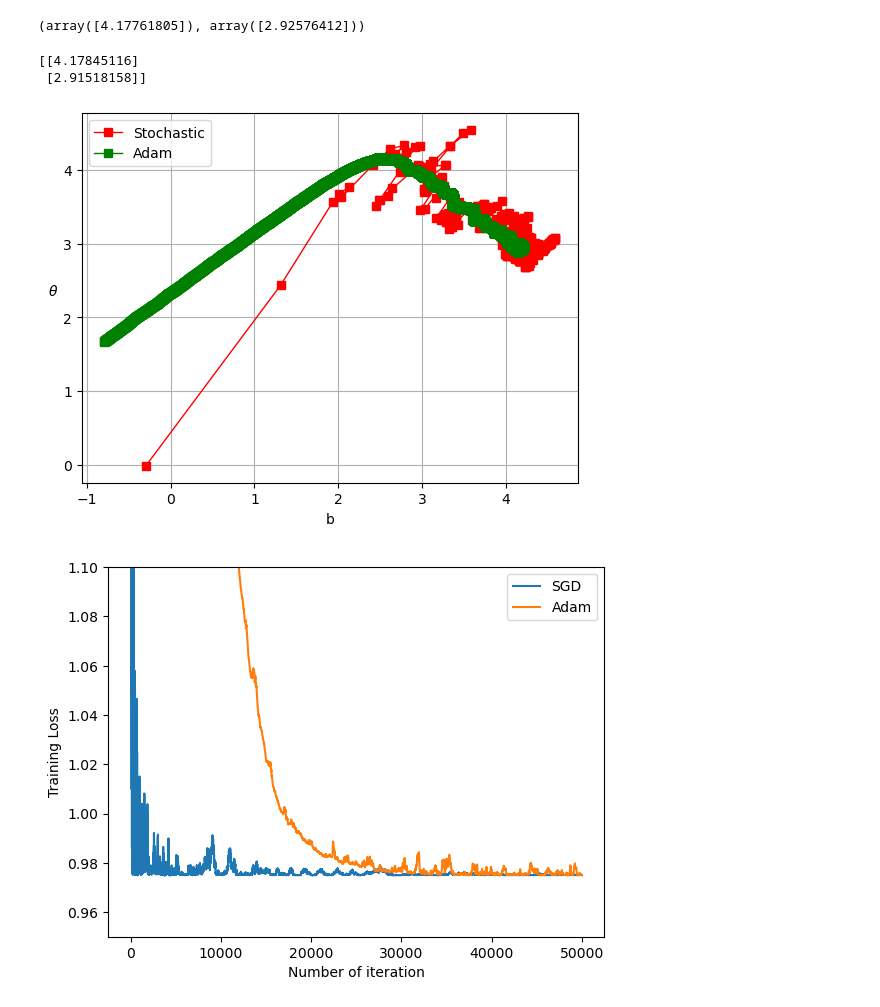
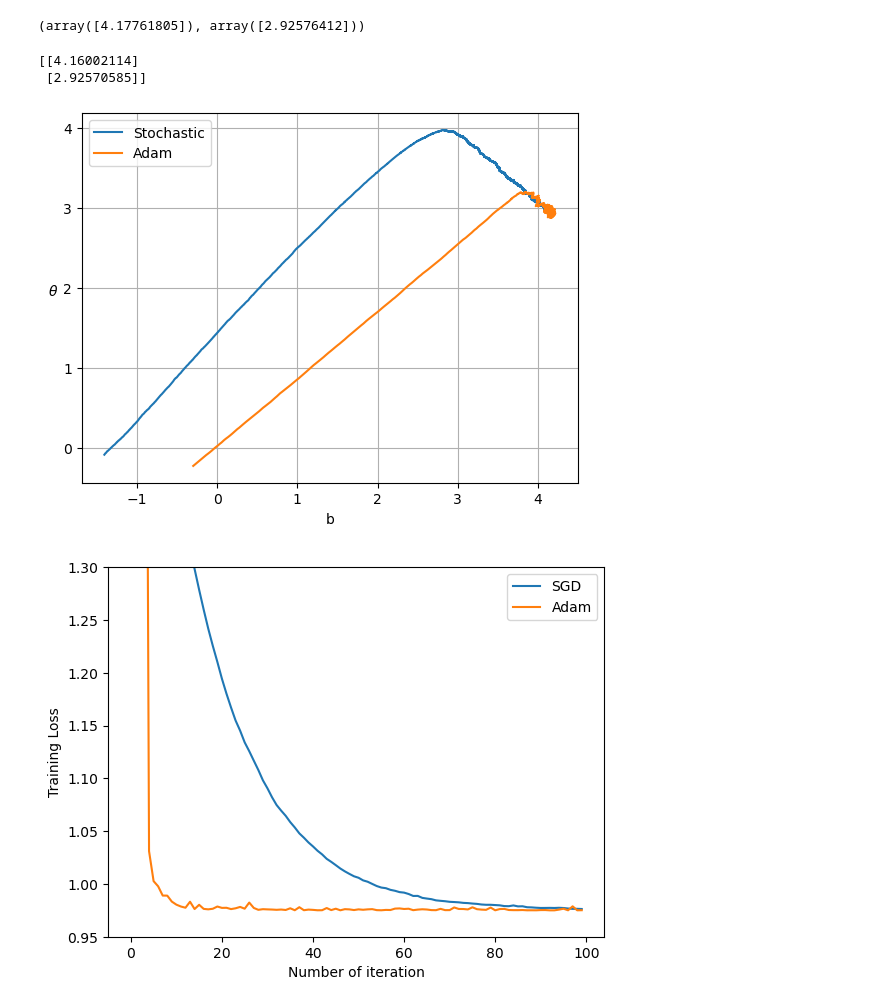
Before and after one commit to boyang102/DSC210_Project, a Jupyter notebook: SGD_Regressor.ipynb, the cells around one changed output. Drawn from its saved outputs; the diff is of its cells as text; code cells hidden in the pictures.

Commit message:
Change Loss Path and revise Lr

```diff
--- a/SGD_Regressor.ipynb
+++ b/SGD_Regressor.ipynb
@@ -27,11 +27,7 @@ plt.show()
 # %% [output]
 [figure]
 # %%
-def learning_schedule(t,t0=5,t1=50):
-    return t0/(t+t1)
-
-
-def sgd_regressor(X, y, learning_rate=0.01, n_epochs=50):
+def sgd_regressor(X, y, lr=1e-4, n_epochs=100):
 
     m = len(X)
 
@@ -50,12 +46,14 @@ def sgd_regressor(X, y, learning_rate=0.01, n_epochs=50):
             yi = y[random_index:random_index+1]
 
             gradients = 2*xi.T.dot(xi.dot(theta)-yi)
-            lr = learning_schedule(epoch*m + i)
             theta = theta - lr * gradients
             theta_path_sgd.append(theta)
 
-    return theta, theta_path_sgd
+        loss = np.mean(np.square(X_b.dot(theta)-y))
+        loss_path_sgd.append(loss)
+
+    return theta, theta_path_sgd, loss_path_sgd
 # %%
-sgd_theta, theta_path_sgd = sgd_regressor(X,y)
+sgd_theta, theta_path_sgd,loss_path_sgd = sgd_regressor(X,y)
 print(sgd_theta)
 # %% [output]
@@ -94,7 +92,7 @@ sgd_reg.intercept_, sgd_reg.coef_
 # %% [output]
 (array([4.17761805]), array([2.92576412]))
 # %%
-def adam_regressor(X, y, learning_rate=0.001, beta1=0.9, beta2=0.999, epsilon=1e-8, n_epochs=50):
+def adam_regressor(X, y, learning_rate=0.001, beta1=0.9, beta2=0.99, epsilon=1e-4, n_epochs=100):
     m = len(X)
 
     theta = np.random.randn(2, 1)
@@ -125,56 +123,47 @@ def adam_regressor(X, y, learning_rate=0.001, beta1=0.9, beta2=0.999, epsilon=1e
 
             theta_path_adam.append(theta)
 
-    return theta, theta_path_adam
+        loss = np.mean(np.square(X_b.dot(theta)-y))
+        loss_path_adam.append(loss)
+    return theta, theta_path_adam, loss_path_adam
 # %%
-adam_theta, theta_path_adam = adam_regressor(X,y)
+adam_theta, theta_path_adam,loss_path_adam = adam_regressor(X,y)
 print(adam_theta)
 # %% [output]
-[[4.17845116]
- [2.91518158]]
+[[4.16002114]
+ [2.92570585]]
 # %%
 from math import ceil
 
 theta_path_sgd = np.array(theta_path_sgd)
 theta_path_adam = np.array(theta_path_adam)
 
 #plt.figure(figsize=(7, 4))
 
-plt.plot(theta_path_sgd[:, 0], theta_path_sgd[:, 1], "r-s", linewidth=1,
-         label="Stochastic")
-plt.plot(theta_path_adam[:, 0], theta_path_adam[:, 1], "g-s", linewidth=1,
-         label="Adam")
+plt.plot(theta_path_sgd[:, 0], theta_path_sgd[:, 1],label="Stochastic")
+
+plt.plot(theta_path_adam[:, 0], theta_path_adam[:, 1], label="Adam")
 
 plt.legend(loc="upper left")
 plt.xlabel("b")
 plt.ylabel(r"$\theta$   ", rotation=0)
 #plt.axis([2.6, 5, 2.3, 4])
 plt.grid()
 
 plt.show()
 # %% [output]
-[figure, old version]
+[figure, new version]
 # %%
 #Error path
-X_b = add_dummy_feature(X)
-loss_path_sgd = []
-for theta in theta_path_sgd:
-    loss = np.mean(np.square(X_b.dot(theta)-y))
-    loss_path_sgd.append(loss)
-
-loss_path_adam=[]
-for theta in theta_path_adam:
-    loss = np.mean(np.square(X_b.dot(theta)-y))
-    loss_path_adam.append(loss)
 
 plt.plot(loss_path_sgd, label = 'SGD')
 plt.plot(loss_path_adam, label = 'Adam')
 
-plt.ylim(0.95,1.1)
+plt.ylim(0.95,1.3)
 
 plt.xlabel('Number of iteration')
 plt.ylabel('Training Loss')
 plt.legend()
 plt.show()
 # %% [output]
-[figure, old version]
+[figure, new version]
```
Also changed, not shown: parts of 1 cell of this notebook.
